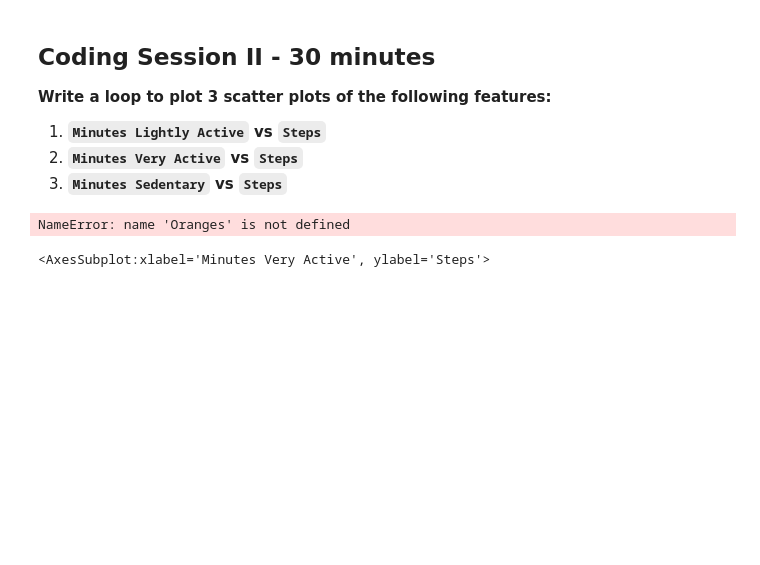
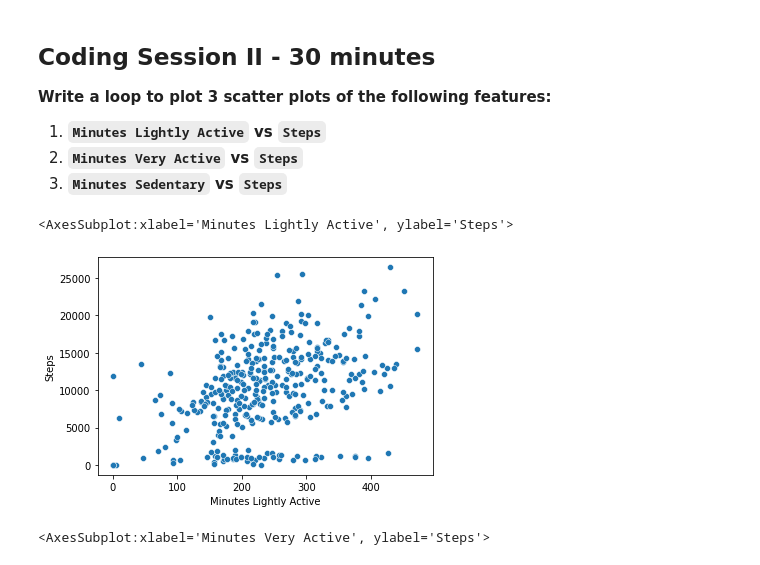
Before and after one commit to Ironhack-Data-Madrid-Enero-2021/lab-visualization-extra, a Jupyter notebook: challenge-1.ipynb, the cells around one changed output. Cells and saved outputs as stored; diff of their text form; code cells hidden in the pictures; blank space fills up the shorter version.

```diff
--- a/challenge-1.ipynb
+++ b/challenge-1.ipynb
@@ -117,9 +117,12 @@ sns.countplot(y=fitbit.Days, palette = "viridis")
 1. **`Minutes Sedentary` vs `Steps`**
 # %%
 # Driver 2 enter codes here
-sns.scatterplot(x="Minutes Lightly Active", y="Steps",data= fitbit,palette = Oranges)
+sns.scatterplot(x="Minutes Lightly Active", y="Steps",data= fitbit,palette = "Oranges")
+
+# no me cambia de color a Orange.
 # %% [output]
-NameError: name 'Oranges' is not defined
+<AxesSubplot:xlabel='Minutes Lightly Active', ylabel='Steps'>
+[figure, added]
 # %%
 sns.scatterplot(x="Minutes Very Active", y="Steps",data= fitbit)
 # %% [output]
```
Also changed, not shown: 1 other file.
